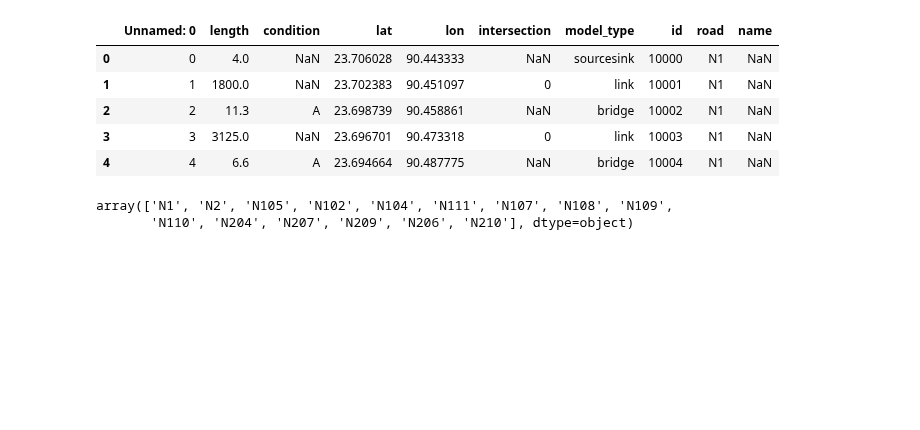
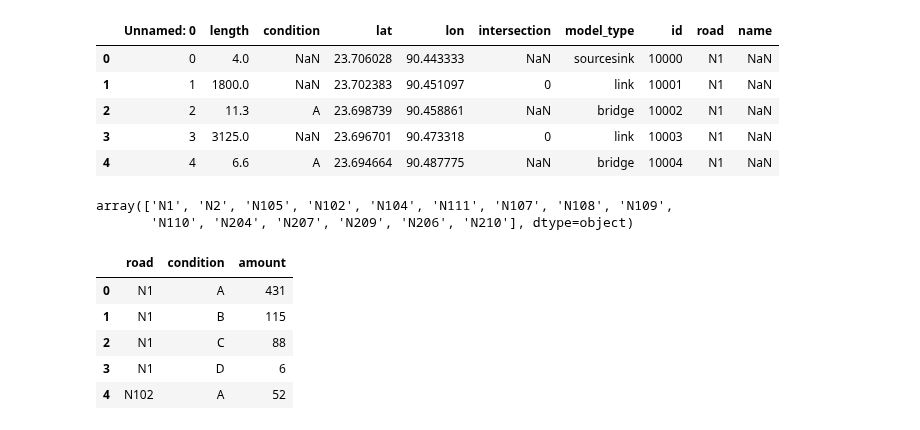
Before and after one commit to EwoutH/EPA1352-Adv-Simulation, a Jupyter notebook: EPA1352-G06-A4/notebook/count_amount_bridge_type.ipynb, the cells around one changed output. Cells and saved outputs as stored; diff of their text form; code cells hidden in the pictures; blank space fills up the shorter version.

```diff
--- a/EPA1352-G06-A4/notebook/count_amount_bridge_type.ipynb
+++ b/EPA1352-G06-A4/notebook/count_amount_bridge_type.ipynb
@@ -19,3 +25,13 @@ df.road.unique()
 # %% [output]
 array(['N1', 'N2', 'N105', 'N102', 'N104', 'N111', 'N107', 'N108', 'N109',
        'N110', 'N204', 'N207', 'N209', 'N206', 'N210'], dtype=object)
+# %%
+bridges = pd.read_csv('Amount of bridges type per road.csv')
+bridges.head()
+# %% [output]
+|  | road | condition | amount |
+| 0 | N1 | A | 431 |
+| 1 | N1 | B | 115 |
+| 2 | N1 | C | 88 |
+| 3 | N1 | D | 6 |
+| 4 | N102 | A | 52 |
```
Also changed, not shown: parts of 7 cells of this notebook, 4 other files.
